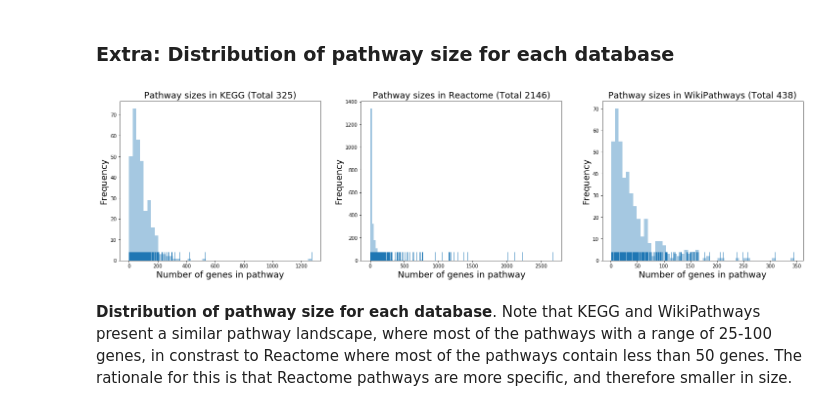
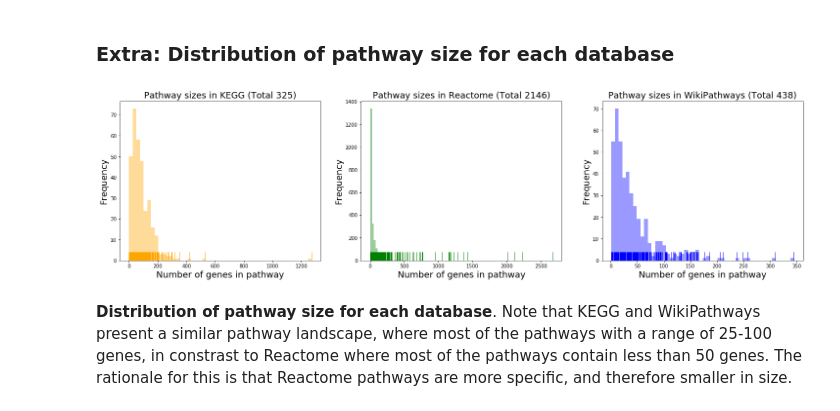
Before and after one commit to ComPath/compath-resources, a Jupyter notebook: notebooks/Mappings Similarity Analysis.ipynb, the cells around one changed output. Drawn from its saved outputs; the diff is of its cells as text; code cells hidden in the pictures.

```diff
--- a/notebooks/Mappings Similarity Analysis.ipynb
+++ b/notebooks/Mappings Similarity Analysis.ipynb
@@ -389,26 +389,26 @@ wikipathways_distribution = wikipathways_manager.get_pathway_size_distribution()
 # %%
 fig = plt.figure(figsize=(25, 6))
 
 ax = fig.add_subplot(1, 3, 1)
 ax.set_title('Pathway sizes in KEGG (Total {})'.format(len(kegg_distribution)), fontsize=18)
 ax.set_xlabel('Number of genes in pathway', fontsize=18)
 ax.set_ylabel('Frequency', fontsize=18)
-sns.distplot(list(kegg_distribution.values()), kde=False, rug=True, bins=50)
+sns.distplot(list(kegg_distribution.values()), kde=False, rug=True, bins=50, color='orange')
 
 ax = fig.add_subplot(1, 3, 2)
 ax.set_title('Pathway sizes in Reactome (Total {})'.format(len(reactome_distribution)), fontsize=18)
 ax.set_xlabel('Number of genes in pathway', fontsize=18)
 ax.set_ylabel('Frequency', fontsize=18)
-sns.distplot(list(reactome_distribution.values()), kde=False, rug=True, bins=100)
+sns.distplot(list(reactome_distribution.values()), kde=False, rug=True, bins=100, color='green')
 
 ax = fig.add_subplot(1, 3, 3)
 ax.set_title('Pathway sizes in WikiPathways (Total {})'.format(len(wikipathways_distribution)), fontsize=18)
 ax.set_xlabel('Number of genes in pathway', fontsize=18)
 ax.set_ylabel('Frequency', fontsize=18)
-sns.distplot(list(wikipathways_distribution.values()), kde=False, rug=True, bins=50)
+sns.distplot(list(wikipathways_distribution.values()), kde=False, rug=True, bins=50, color='blue')
 
 plt.show()
 # %% [output]
-[figure, old version]
+[figure, new version]
 # %% [markdown]
 __Distribution of pathway size for each database__. Note that KEGG and WikiPathways present a similar pathway landscape, where most of the pathways with a range of 25-100 genes, in constrast to Reactome where most of the pathways contain less than 50 genes. The rationale for this is that Reactome pathways are more specific, and therefore smaller in size.
```
Also changed, not shown: parts of 2 cells of this notebook, 1 other file.
